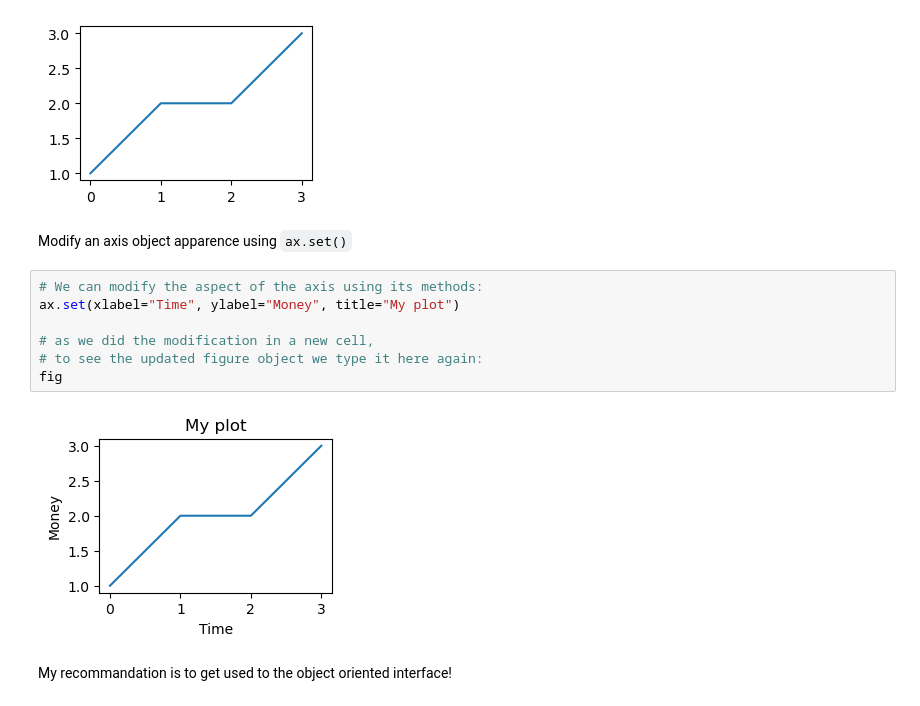
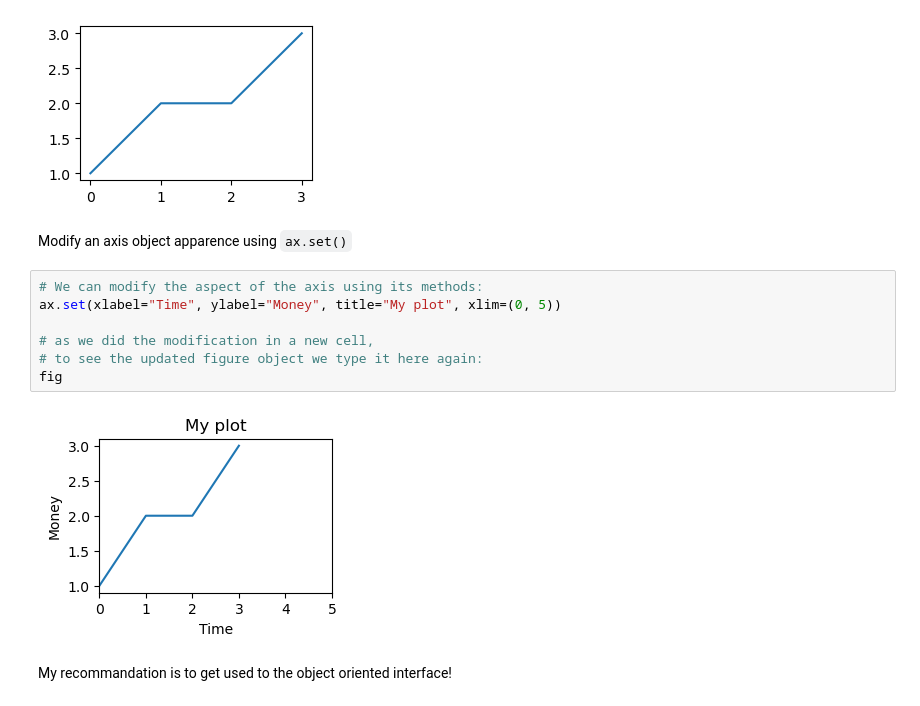
Before and after one commit to vigji/python-cimec-2024, a Jupyter notebook: lectures/Lecture1.5_More-plotting.ipynb, the cells around one changed output. Drawn from its saved outputs; the diff is of its cells as text.

```diff
--- a/lectures/Lecture1.5_More-plotting.ipynb
+++ b/lectures/Lecture1.5_More-plotting.ipynb
@@ -91,17 +91,17 @@ ax.plot([1, 2, 2, 3])
 # %% [output]
 [<matplotlib.lines.Line2D at 0x...>]
 [figure]
-# %% [markdown]
-Modify an axis object apparence using `ax.set()`
+# %% [markdown]
+Modify an axis object apparence using `ax.set()`
 # %%
 # We can modify the aspect of the axis using its methods:
-ax.set(xlabel="Time", ylabel="Money", title="My plot")
+ax.set(xlabel="Time", ylabel="Money", title="My plot", xlim=(0, 5))
 
 # as we did the modification in a new cell,
 # to see the updated figure object we type it here again:
 fig
 # %% [output]
-[figure, old version]
+[figure, new version]
 # %% [markdown]
 My recommandation is to get used to the object oriented interface!
 # %% [markdown]
```
Also changed, not shown: parts of 26 cells of this notebook, 1 other file.
